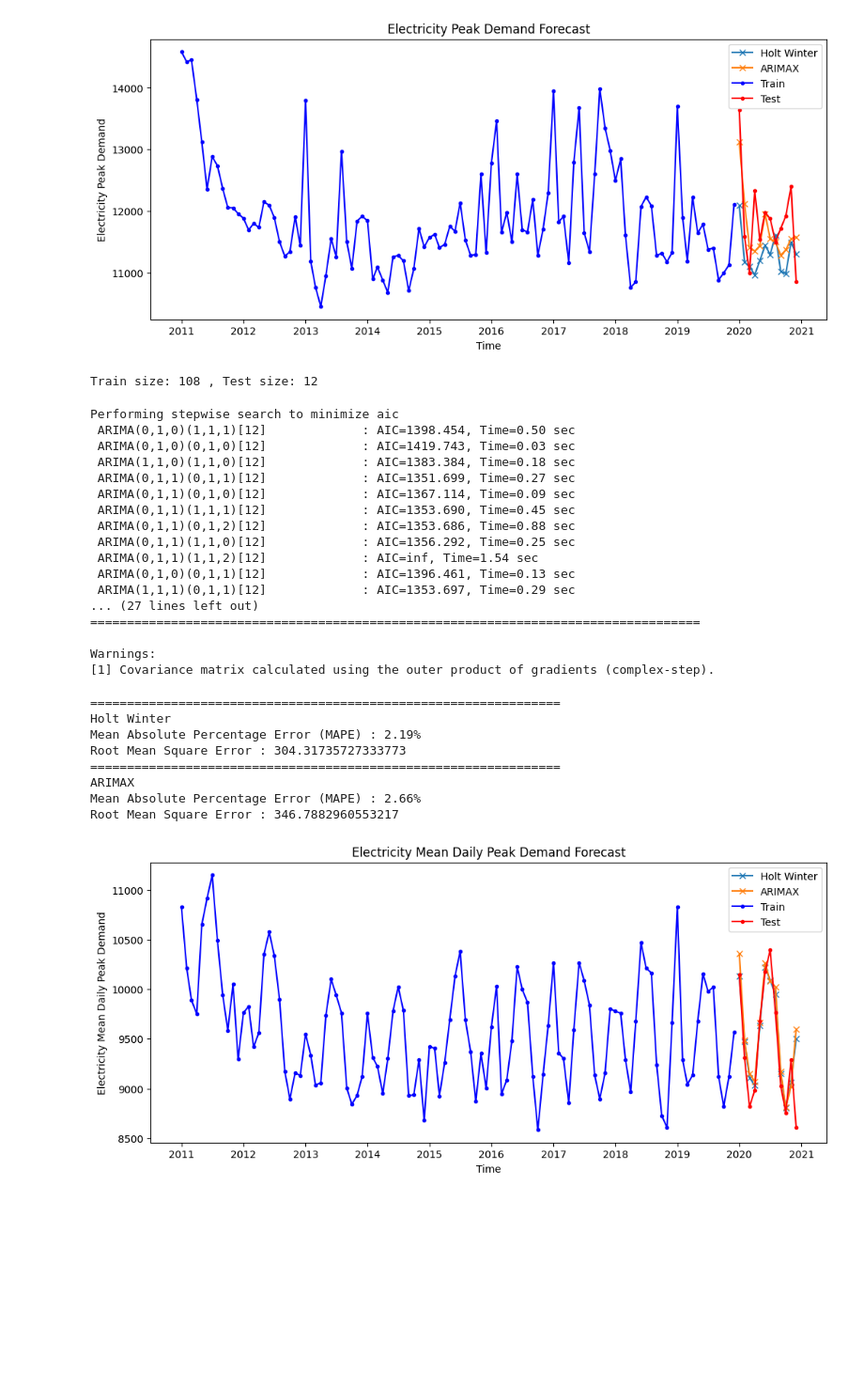
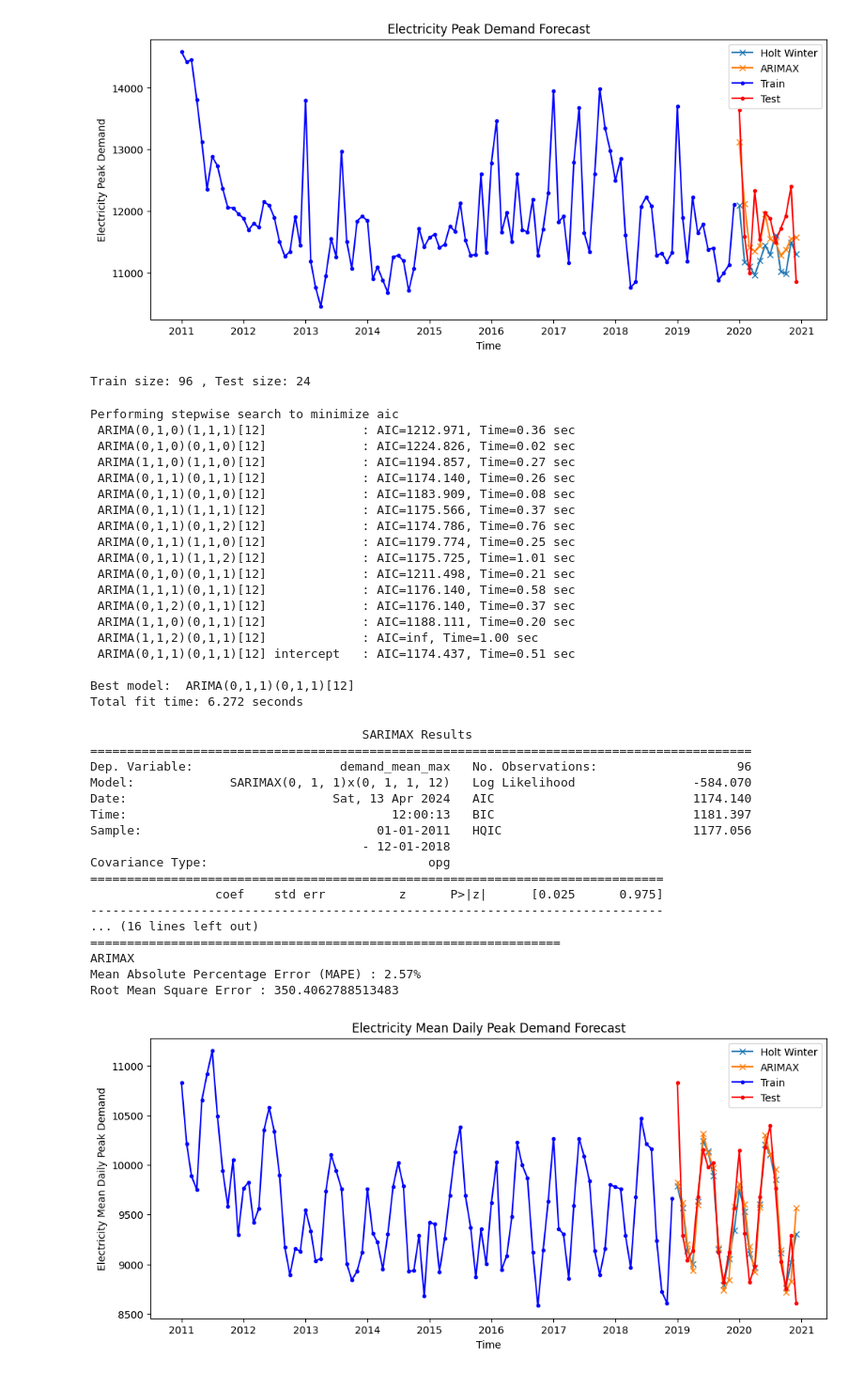
Before and after one commit to Z5429/ZZSC9020-Group-P, a Jupyter notebook: src/time_series_model.ipynb, the cells around one changed output. Shown at 94% size. Saved outputs shown, nothing was run; the diff lists cells and outputs as text; code cells hidden in the pictures; blank space fills up the shorter version.

```diff
--- a/src/time_series_model.ipynb
+++ b/src/time_series_model.ipynb
@@ -178,7 +178,7 @@ dtype: float64
 [figure]
 # %%
 ## data processing for model
-forecast_mths = 12 ## set the forecast next 12 months
+forecast_mths = 24 ## set the forecast next 12 months
 df_model_data['ds'] = df_model_data.index
 
 train = df_model_data[ : -forecast_mths]
@@ -392,7 +390,7 @@ Root Mean Square Error : 542.2968006617472
 [figure]
 # %%
 ## data processing for model
-forecast_mths = 12 ## set the forecast next 12 months
+forecast_mths = 24 ## set the forecast next 12 months
 df_model_data['ds'] = df_model_data.index
 
 train = df_model_data[ : -forecast_mths]
@@ -437,53 +435,64 @@ def accuracy(y_test, y_pred):
 models = {
     'Holt Winter': hw_pred
     ,'ARIMAX': sr_pred
     #,'Prophet': pp_pred
 }
 
 plt.figure(figsize=(12,5))
 
 for name, y_pred in models.items():
     mape, rmse = accuracy(y_test, y_pred)
     print('================================================================')
     print(name)
     print('Mean Absolute Percentage Error (MAPE) : {:.2f}%'.format(mape))
     print('Root Mean Square Error : {}'.format(rmse))
 
     # Plot forecast
     plt.plot(test.index, y_pred, 'x-', label=name)  # Predictions
 
 plt.plot(train.index, y_train, 'b.-', label='Train')  # Train data
 plt.plot(test.index, y_test, 'r.-', label='Test')  # Test data
 plt.xlabel('Time', fontsize=10)
 plt.ylabel('Electricity Mean Daily Peak Demand', fontsize=10)
 plt.legend(loc='best')
 plt.title('Electricity Mean Daily Peak Demand Forecast', fontsize=12)
 plt.show()
 # %% [output]
-Train size: 108 , Test size: 12
+Train size: 96 , Test size: 24
 Performing stepwise search to minimize aic
- ARIMA(0,1,0)(1,1,1)[12]             : AIC=1398.454, Time=0.50 sec
- ARIMA(0,1,0)(0,1,0)[12]             : AIC=1419.743, Time=0.03 sec
- ARIMA(1,1,0)(1,1,0)[12]             : AIC=1383.384, Time=0.18 sec
- ARIMA(0,1,1)(0,1,1)[12]             : AIC=1351.699, Time=0.27 sec
- ARIMA(0,1,1)(0,1,0)[12]             : AIC=1367.114, Time=0.09 sec
- ARIMA(0,1,1)(1,1,1)[12]             : AIC=1353.690, Time=0.45 sec
- ARIMA(0,1,1)(0,1,2)[12]             : AIC=1353.686, Time=0.88 sec
- ARIMA(0,1,1)(1,1,0)[12]             : AIC=1356.292, Time=0.25 sec
- ARIMA(0,1,1)(1,1,2)[12]             : AIC=inf, Time=1.54 sec
- ARIMA(0,1,0)(0,1,1)[12]             : AIC=1396.461, Time=0.13 sec
- ARIMA(1,1,1)(0,1,1)[12]             : AIC=1353.697, Time=0.29 sec
-... (27 lines left out)
-===================================================================================
+ ARIMA(0,1,0)(1,1,1)[12]             : AIC=1212.971, Time=0.36 sec
+ ARIMA(0,1,0)(0,1,0)[12]             : AIC=1224.826, Time=0.02 sec
+ ARIMA(1,1,0)(1,1,0)[12]             : AIC=1194.857, Time=0.27 sec
+ ARIMA(0,1,1)(0,1,1)[12]             : AIC=1174.140, Time=0.26 sec
+ ARIMA(0,1,1)(0,1,0)[12]             : AIC=1183.909, Time=0.08 sec
+ ARIMA(0,1,1)(1,1,1)[12]             : AIC=1175.566, Time=0.37 sec
+ ARIMA(0,1,1)(0,1,2)[12]             : AIC=1174.786, Time=0.76 sec
+ ARIMA(0,1,1)(1,1,0)[12]             : AIC=1179.774, Time=0.25 sec
+ ARIMA(0,1,1)(1,1,2)[12]             : AIC=1175.725, Time=1.01 sec
+ ARIMA(0,1,0)(0,1,1)[12]             : AIC=1211.498, Time=0.21 sec
+ ARIMA(1,1,1)(0,1,1)[12]             : AIC=1176.140, Time=0.58 sec
+ ARIMA(0,1,2)(0,1,1)[12]             : AIC=1176.140, Time=0.37 sec
+ ARIMA(1,1,0)(0,1,1)[12]             : AIC=1188.111, Time=0.20 sec
+ ARIMA(1,1,2)(0,1,1)[12]             : AIC=inf, Time=1.00 sec
+ ARIMA(0,1,1)(0,1,1)[12] intercept   : AIC=1174.437, Time=0.51 sec
 
-Warnings:
-[1] Covariance matrix calculated using the outer product of gradients (complex-step).
+Best model:  ARIMA(0,1,1)(0,1,1)[12]
+Total fit time: 6.272 seconds
-================================================================
-Holt Winter
-Mean Absolute Percentage Error (MAPE) : 2.19%
-Root Mean Square Error : 304.31735727333773
+                                     SARIMAX Results
+==========================================================================================
+Dep. Variable:                    demand_mean_max   No. Observations:                   96
+Model:             SARIMAX(0, 1, 1)x(0, 1, 1, 12)   Log Likelihood                -584.070
+Date:                            Sat, 13 Apr 2024   AIC                           1174.140
+Time:                                    12:00:13   BIC                           1181.397
+Sample:                                01-01-2011   HQIC                          1177.056
+                                     - 12-01-2018
+Covariance Type:                              opg
+==============================================================================
+                 coef    std err          z      P>|z|      [0.025      0.975]
+------------------------------------------------------------------------------
+... (16 lines left out)
 ================================================================
 ARIMAX
-Mean Absolute Percentage Error (MAPE) : 2.66%
-Root Mean Square Error : 346.7882960553217
+Mean Absolute Percentage Error (MAPE) : 2.57%
+Root Mean Square Error : 350.4062788513483
-[figure, old version]
+[figure, new version]
```
Also changed, not shown: parts of 3 cells of this notebook, 1 other file.
